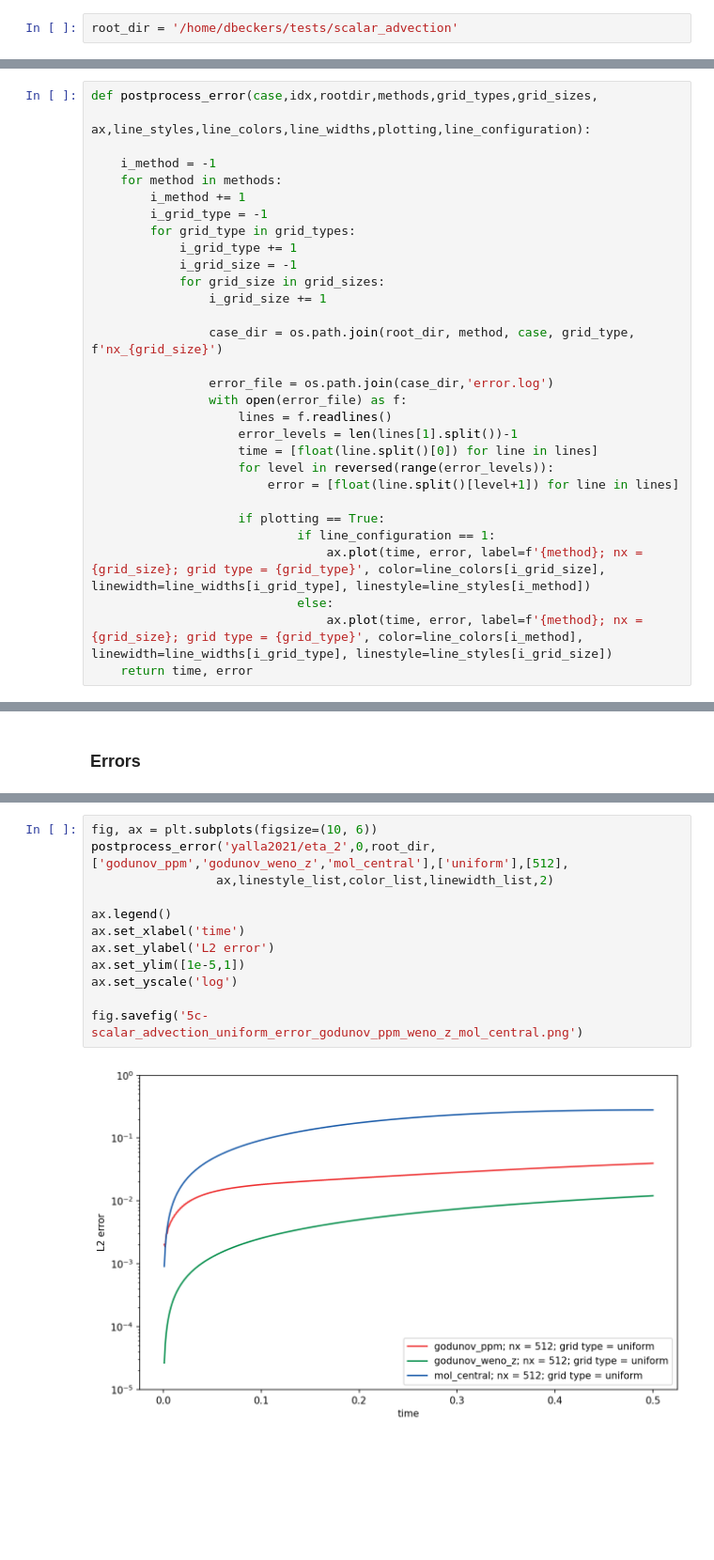
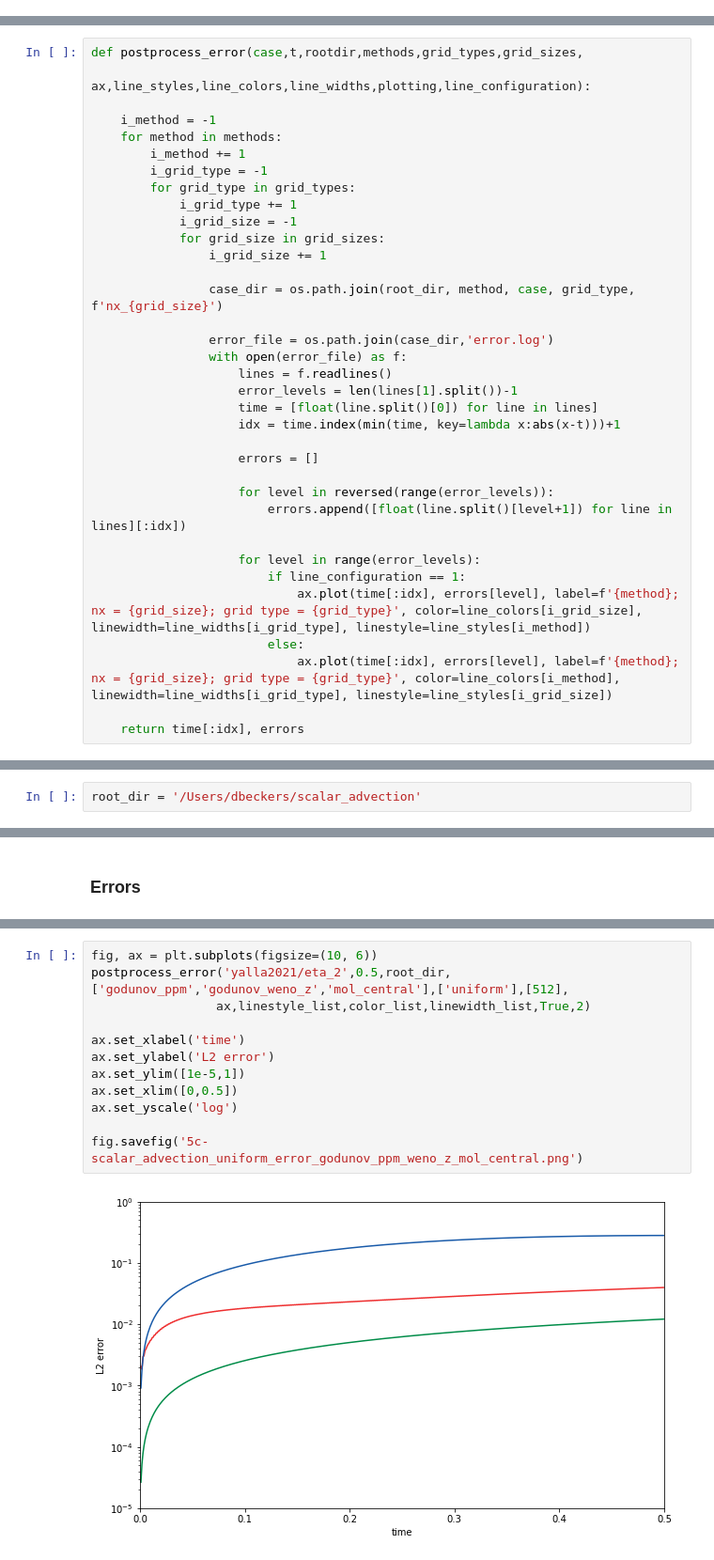
Before and after one commit to diederikb/nrel_jupyter_notebooks, a Jupyter notebook: postprocess_scalar_advection_RMFM_figures.ipynb, the cells around one changed output, grey strips where cells are left out. Shown at 94% size. Drawn from its saved outputs; the diff is of its cells as text; blank space fills up the shorter version.

Commit message:
started fine-to-coarse figures

```diff
--- a/postprocess_scalar_advection_RMFM_figures.ipynb
+++ b/postprocess_scalar_advection_RMFM_figures.ipynb
@@ -73,5 +63,3 @@ function = yalla2021
-# %%
-root_dir = '/home/dbeckers/tests/scalar_advection'
 # %%
 color_list = [
     "#EE2E2F",
@@ -128,7 +116,7 @@ def postprocess_dist(case,idx,rootdir,methods,grid_types,grid_sizes,
                         ax.plot(df["x"].values, df["temperature"].values, label=f'{method}; nx = {grid_size}; grid type = {grid_type}; t = {t}', color=line_colors[i_method], linewidth=line_widths[i_grid_type], linestyle=line_styles[i_grid_size])
     return t, df["x"].values, df["temperature"].values
 # %%
-def postprocess_error(case,idx,rootdir,methods,grid_types,grid_sizes,
+def postprocess_error(case,t,rootdir,methods,grid_types,grid_sizes,
                 ax,line_styles,line_colors,line_widths,plotting,line_configuration):
 
     i_method = -1
@@ -148,15 +136,20 @@ def postprocess_error(case,idx,rootdir,methods,grid_types,grid_sizes,
                     lines = f.readlines()
                     error_levels = len(lines[1].split())-1
                     time = [float(line.split()[0]) for line in lines]
+                    idx = time.index(min(time, key=lambda x:abs(x-t)))+1
+
+                    errors = []
+
                     for level in reversed(range(error_levels)):
-                        error = [float(line.split()[level+1]) for line in lines]
+                        errors.append([float(line.split()[level+1]) for line in lines][:idx])
 
-                    if plotting == True:
-                            if line_configuration == 1:
-                                ax.plot(time, error, label=f'{method}; nx = {grid_size}; grid type = {grid_type}', color=line_colors[i_grid_size], linewidth=line_widths[i_grid_type], linestyle=line_styles[i_method])
-                            else:
-                                ax.plot(time, error, label=f'{method}; nx = {grid_size}; grid type = {grid_type}', color=line_colors[i_method], linewidth=line_widths[i_grid_type], linestyle=line_styles[i_grid_size])
-    return time, error
+                    for level in range(error_levels):
+                        if line_configuration == 1:
+                            ax.plot(time[:idx], errors[level], label=f'{method}; nx = {grid_size}; grid type = {grid_type}', color=line_colors[i_grid_size], linewidth=line_widths[i_grid_type], linestyle=line_styles[i_method])
+                        else:
+                            ax.plot(time[:idx], errors[level], label=f'{method}; nx = {grid_size}; grid type = {grid_type}', color=line_colors[i_method], linewidth=line_widths[i_grid_type], linestyle=line_styles[i_grid_size])
+
+    return time[:idx], errors
 # %%
 def postprocess_convergence(case,idx,rootdir,methods,grid_types,grid_sizes,
                 ax,line_styles,line_colors,line_widths,line_configuration):
@@ -191,6 +184,8 @@ def postprocess_convergence(case,idx,rootdir,methods,grid_types,grid_sizes,
             ax.plot(dx_list, error_list, label=f'{method}; grid type = {grid_type}',linestyle=line_styles[i_method],linewidth=line_widths[i_grid_type],color=line_colors[i_method])
 # %% [markdown]
 # Animation to show scalar advection case
+# %%
+root_dir = '/Users/dbeckers/scalar_advection'
 # %%
 center = 0.25
 amplitude = 1.0
@@ -481,17 +514,17 @@ fig.savefig('5b-scalar_advection_uniform_error_godunov_ppm_weno_z.png')
 # %%
 fig, ax = plt.subplots(figsize=(10, 6))
-postprocess_error('yalla2021/eta_2',0,root_dir,['godunov_ppm','godunov_weno_z','mol_central'],['uniform'],[512],
-                 ax,linestyle_list,color_list,linewidth_list,2)
+postprocess_error('yalla2021/eta_2',0.5,root_dir,['godunov_ppm','godunov_weno_z','mol_central'],['uniform'],[512],
+                 ax,linestyle_list,color_list,linewidth_list,True,2)
 
-ax.legend()
 ax.set_xlabel('time')
 ax.set_ylabel('L2 error')
 ax.set_ylim([1e-5,1])
+ax.set_xlim([0,0.5])
 ax.set_yscale('log')
 
 fig.savefig('5c-scalar_advection_uniform_error_godunov_ppm_weno_z_mol_central.png')
 # %% [output]
-[figure, old version]
+[figure, new version]
 # %%
 grid_sizes = [64,128,256,512,1024,2048]
 fig, ax = plt.subplots(figsize=(10, 6))
```
Also changed, not shown: parts of 19 cells of this notebook, 14 other files.
